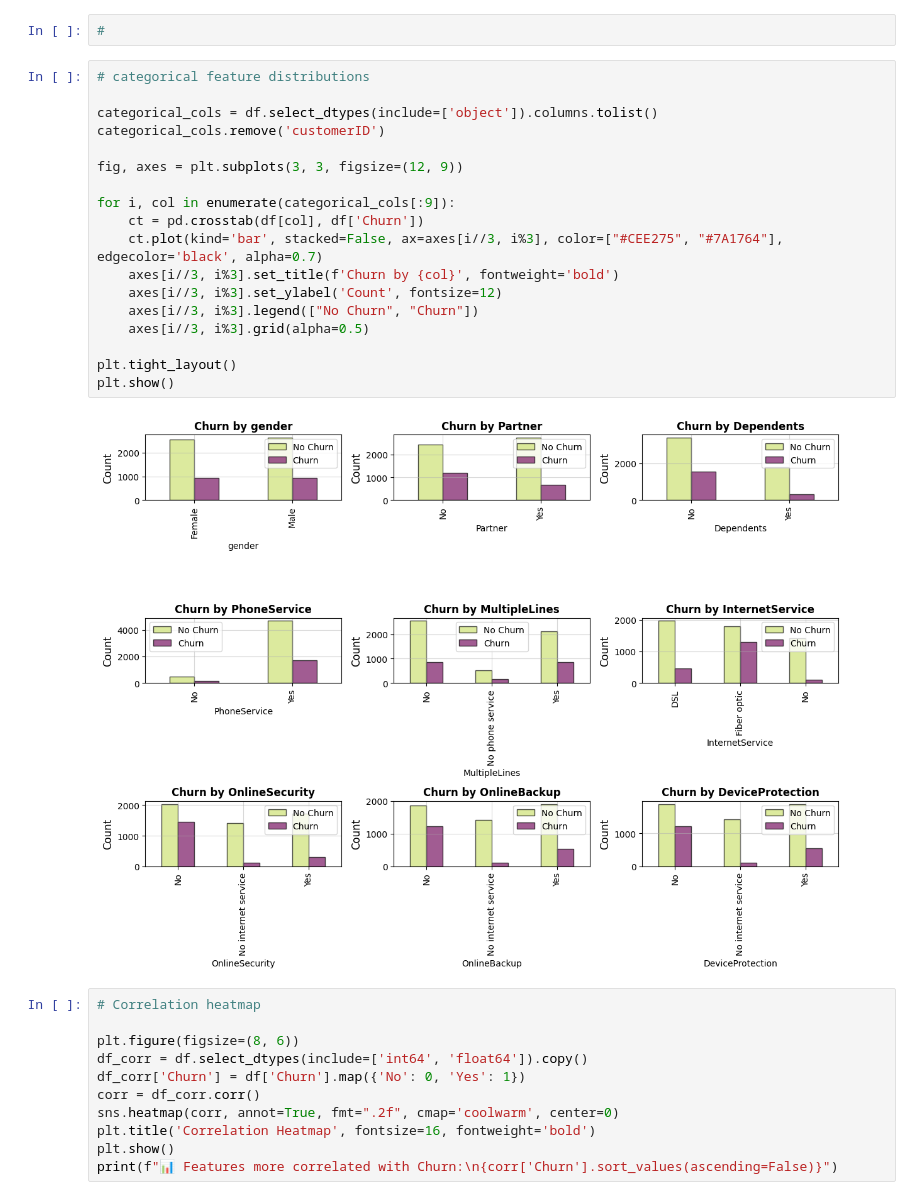
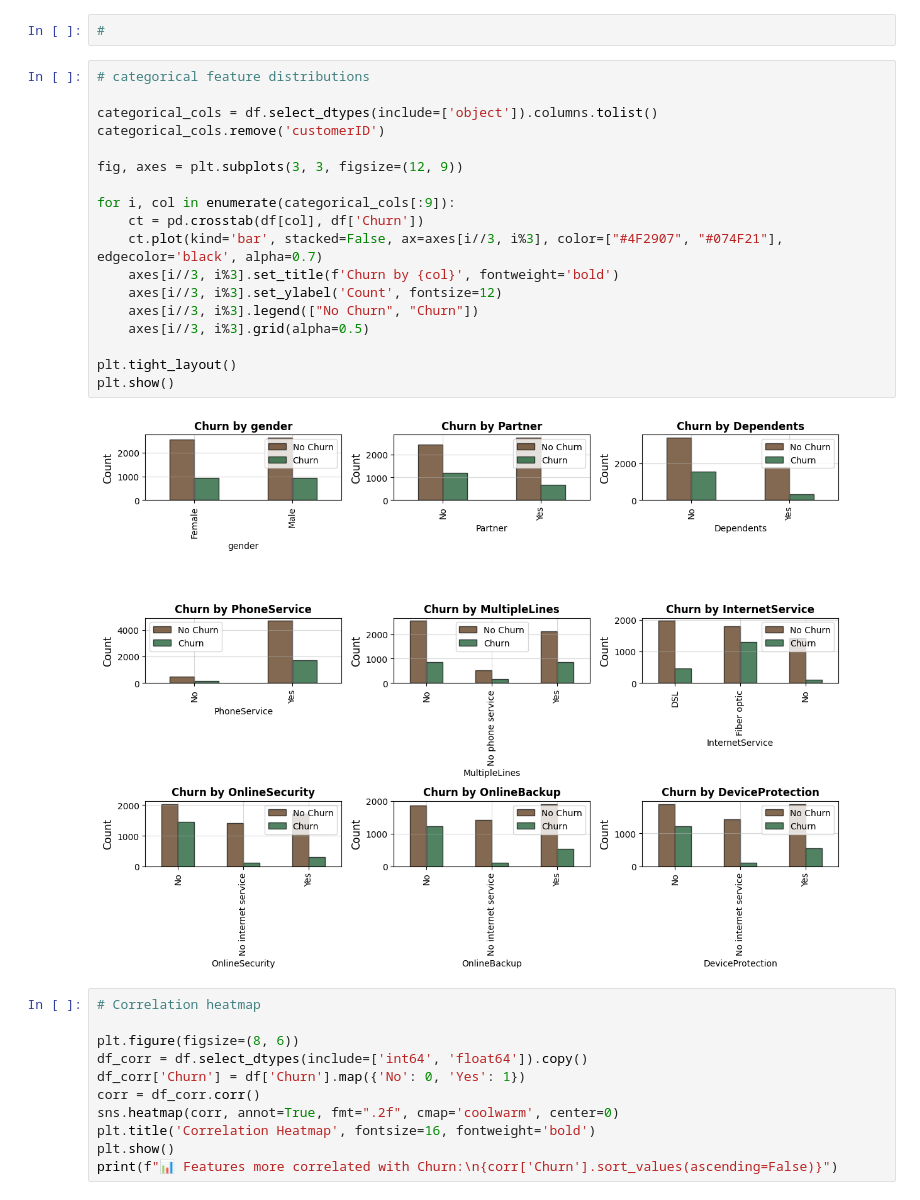
Before and after one commit to Mkrishna253/Telco-Customer-Churn-Predictor, a Jupyter notebook: Customer_churn.ipynb, the cells around one changed output. Cells and saved outputs as stored; diff of their text form.

Commit message:
Graph colour adjusted

```diff
--- a/Customer_churn.ipynb
+++ b/Customer_churn.ipynb
@@ -118,23 +118,23 @@ max         1.000000    72.000000      118.750000   8684.800000
 # %%
 # categorical feature distributions
 
 categorical_cols = df.select_dtypes(include=['object']).columns.tolist()
 categorical_cols.remove('customerID')
 
 fig, axes = plt.subplots(3, 3, figsize=(12, 9))
 
 for i, col in enumerate(categorical_cols[:9]):
     ct = pd.crosstab(df[col], df['Churn'])
-    ct.plot(kind='bar', stacked=False, ax=axes[i//3, i%3], color=["#CEE275", "#7A1764"], edgecolor='black', alpha=0.7)
+    ct.plot(kind='bar', stacked=False, ax=axes[i//3, i%3], color=["#4F2907", "#074F21"], edgecolor='black', alpha=0.7)
     axes[i//3, i%3].set_title(f'Churn by {col}', fontweight='bold')
     axes[i//3, i%3].set_ylabel('Count', fontsize=12)
     axes[i//3, i%3].legend(["No Churn", "Churn"])
     axes[i//3, i%3].grid(alpha=0.5)
 
 plt.tight_layout()
 plt.show()
 # %% [output]
-[figure, old version]
+[figure, new version]
 # %%
 # Correlation heatmap
 
```
